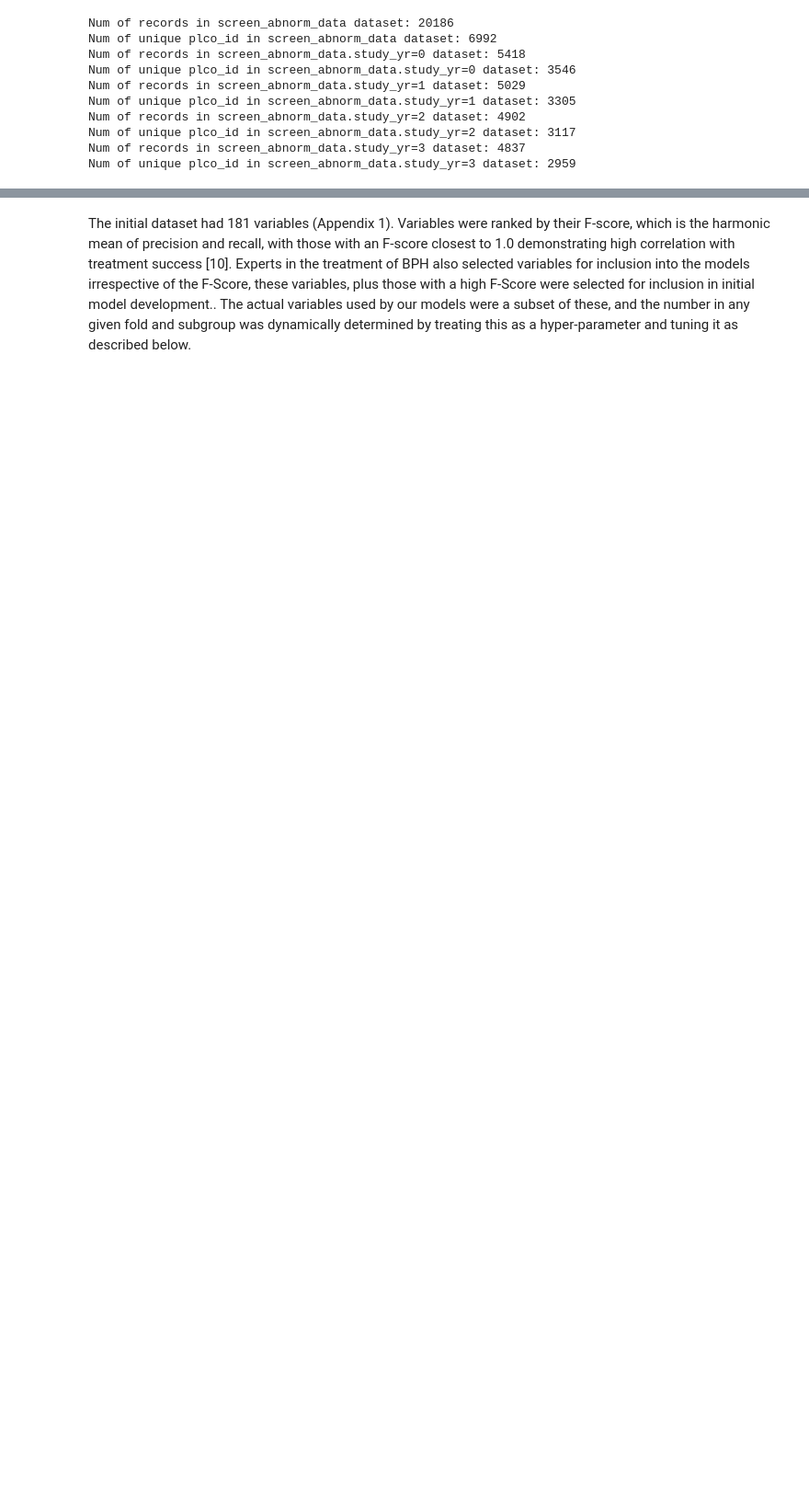
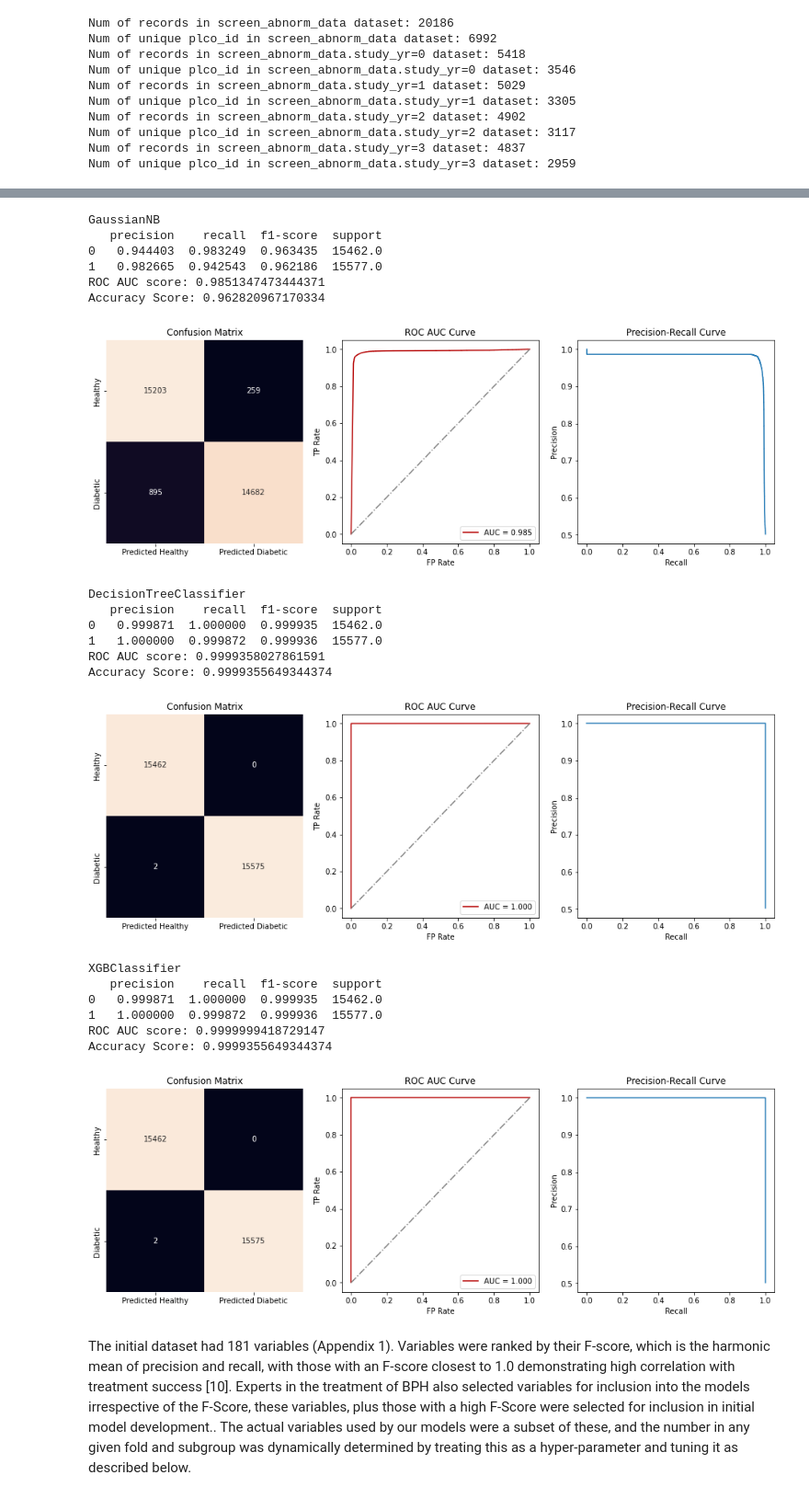
Before and after one commit to fedorenkood/ovarian_cancer_models, a Jupyter notebook: processing.ipynb, the cells around one changed output, grey strips where cells are left out. Shown at 92% size. Cells and saved outputs as stored; diff of their text form; code cells hidden in the pictures; blank space fills up the shorter version.

```diff
--- a/processing.ipynb
+++ b/processing.ipynb
@@ -200,0 +195,5 @@ merged_data_cancer
+# %%
+# Drop not useful cols and convert categorical into numerical in screen abnormalities
+screen_abnorm_data = screen_abnorm_data.drop('build', axis=1)
+# Mean Impute before converting into new features
+screen_abnorm_data = mean_impute(screen_abnorm_data, select_numeric_columns(screen_abnorm_data))
@@ -200,0 +259,12 @@ merged_data_cancer
+# %%
+# Drop features that are result of the cancer diagnosis
+personal_data_cancer = personal_data_cancer.drop(personal_data_drop_features, axis=1)
+personal_data_no_cancer = personal_data_no_cancer.drop(personal_data_drop_features, axis=1)
+# Merge cancer patients dataset with screen dataset and see missing values
+merged_data_cancer = personal_data_cancer.merge(merged_data_screen, on='plco_id', how='left')
+merged_data_cancer = merged_data_cancer.merge(merged_data_screen_abd, on='plco_id', how='left')
+merged_data_no_cancer = personal_data_no_cancer.merge(merged_data_screen, on='plco_id', how='left')
+merged_data_no_cancer = merged_data_no_cancer.merge(merged_data_screen_abd, on='plco_id', how='left')
+# Mean Impute before converting into new features
+merged_data_cancer = mean_impute(merged_data_cancer, select_numeric_columns(merged_data_cancer))
+merged_data_no_cancer = mean_impute(merged_data_no_cancer, select_numeric_columns(merged_data_no_cancer))
@@ -200,0 +367,10 @@ merged_data_cancer
+# %%
+# configure to select all features
+fs = SelectKBest(score_func=f_classif, k='all')
+# learn relationship from training data
+fs.fit(X_train, y_train)
+# what are scores for the features
+features_scores = pd.DataFrame(x.columns)
+features_scores['scores'] = fs.scores_
+features_scores = features_scores.sort_values('scores', ascending=False)
+features_scores.to_csv('./feature_selection/all_features_new_cols__mean_imputed.csv')
@@ -201,2 +395,40 @@ merged_data_cancer
+# %%
+classifiers = {
+    # 'LogisticRegression': LogisticRegression(C= 0.25, random_state= 0),
+    'GaussianNB': GaussianNB(var_smoothing= 1e-09),
+    'DecisionTreeClassifier': DecisionTreeClassifier(criterion= 'entropy', random_state= 0),
+    # 'RandomForestClassifier': RandomForestClassifier(criterion= 'gini', n_estimators= 200, random_state= 0),
+    'XGBClassifier': XGBClassifier(eval_metric= 'error', learning_rate= 0.1),
+    # 'KNeighborsClassifier': KNeighborsClassifier(n_neighbors = 5, p = 2),
+}
+auc_dict = {}
+accuracy_dict = {}
+for classifier_type, classifier in classifiers.items():
+    print(classifier_type)
+    auc, accuracy = run_classifier(classifier, X_train, X_test, y_train, y_test)
+    auc_dict[classifier_type] = auc
+    accuracy_dict[classifier_type] = accuracy
+# %% [output]
+GaussianNB
+   precision    recall  f1-score  support
+0   0.944403  0.983249  0.963435  15462.0
+1   0.982665  0.942543  0.962186  15577.0
+ROC AUC score: 0.9851347473444371
+Accuracy Score: 0.962820967170334
+[figure, added]
+DecisionTreeClassifier
+   precision    recall  f1-score  support
+0   0.999871  1.000000  0.999935  15462.0
+1   1.000000  0.999872  0.999936  15577.0
+ROC AUC score: 0.9999358027861591
+Accuracy Score: 0.9999355649344374
+[figure, added]
+XGBClassifier
+   precision    recall  f1-score  support
+0   0.999871  1.000000  0.999935  15462.0
+1   1.000000  0.999872  0.999936  15577.0
+ROC AUC score: 0.9999999418729147
+Accuracy Score: 0.9999355649344374
+[figure, added]
 # %%
 # Determine on which features to use mean imputation and on which ones to replace with -1
```
Also changed, not shown: parts of 21 cells of this notebook, 2 other files.
